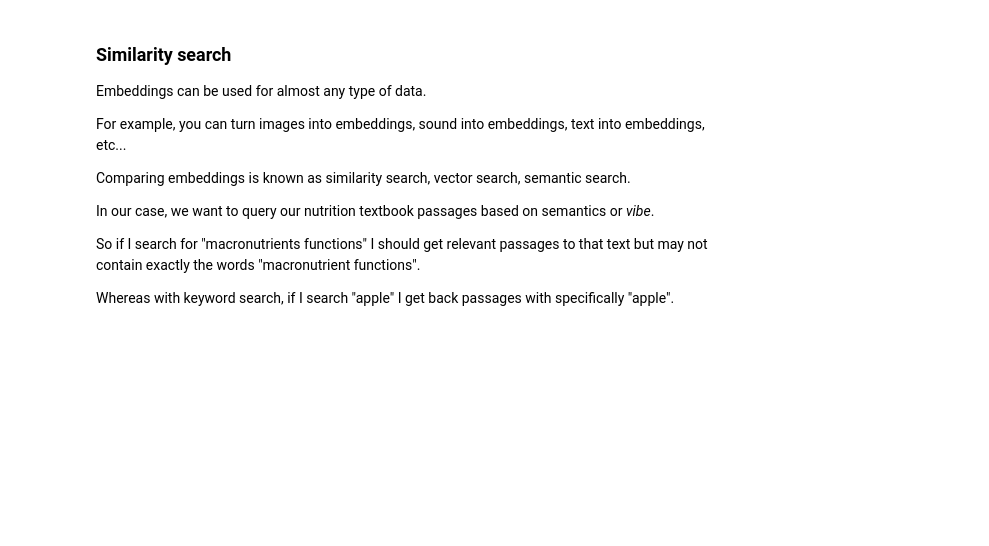
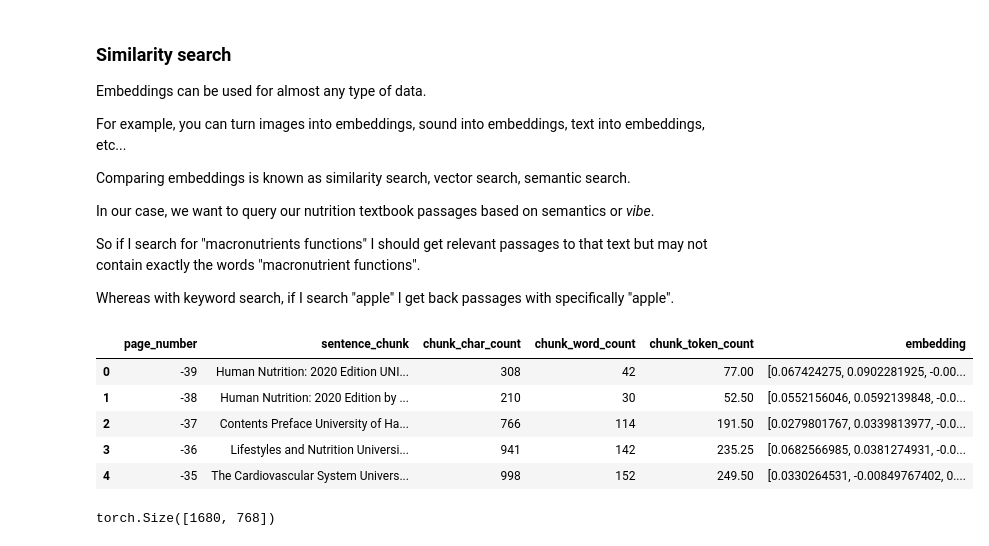
Before and after one commit to ridamansour/Learning_about_RAGs, a Jupyter notebook: 00-simple-local-rag-video.ipynb, the cells around one changed output. Saved outputs shown, nothing was run; the diff lists cells and outputs as text; code cells hidden in the pictures; blank space fills up the shorter version.

```diff
--- a/00-simple-local-rag-video.ipynb
+++ b/00-simple-local-rag-video.ipynb
@@ -630,3 +639,36 @@ In our case, we want to query our nutrition textbook passages based on semantics
 So if I search for "macronutrients functions" I should get relevant passages to that text but may not contain exactly the words "macronutrient functions".
 
 Whereas with keyword search, if I search "apple" I get back passages with specifically "apple".
+# %%
+import random
+
+import torch
+import numpy as np
+import pandas as pd
+
+device = torch.device("cuda" if torch.cuda.is_available() else ("mps" if torch.mps.is_available() else "cpu"))
+
+# Import texts and embedding df
+text_chunks_and_embedding_df = pd.read_csv("text_chunk_and_embeddings_df.csv")
+
+# Convert embedding column back to np.array (it got converted to string when it saved to csv)
+text_chunks_and_embedding_df["embedding"] = text_chunks_and_embedding_df["embedding"].apply(lambda x: np.fromstring(x.strip("[]"), sep="  "))
+
+# Convert our embeddings into a torch.Tensor
+embeddings = torch.Tensor(np.stack(text_chunks_and_embedding_df["embedding"].tolist(), axis=0))
+
+# Convert text and embedding df to list of dicts
+pages_and_chunks = text_chunks_and_embedding_df.to_dict(orient="records")
+
+text_chunks_and_embedding_df.head()
+# %% [output]
+|  | page_number | sentence_chunk | chunk_char_count | chunk_word_count | chunk_token_count | embedding |
+| 0 | -39 | Human Nutrition: 2020 Edition UNI... | 308 | 42 | 77.00 | [0.067424275, 0.0902281925, -0.00... |
+| 1 | -38 | Human Nutrition: 2020 Edition by ... | 210 | 30 | 52.50 | [0.0552156046, 0.0592139848, -0.0... |
+| 2 | -37 | Contents Preface University of Ha... | 766 | 114 | 191.50 | [0.0279801767, 0.0339813977, -0.0... |
+| 3 | -36 | Lifestyles and Nutrition Universi... | 941 | 142 | 235.25 | [0.0682566985, 0.0381274931, -0.0... |
+| 4 | -35 | The Cardiovascular System Univers... | 998 | 152 | 249.50 | [0.0330264531, -0.00849767402, 0.... |
+# %%
+embeddings.shape
+# %% [output]
+torch.Size([1680, 768])
```
Also changed, not shown: parts of 22 cells of this notebook.
